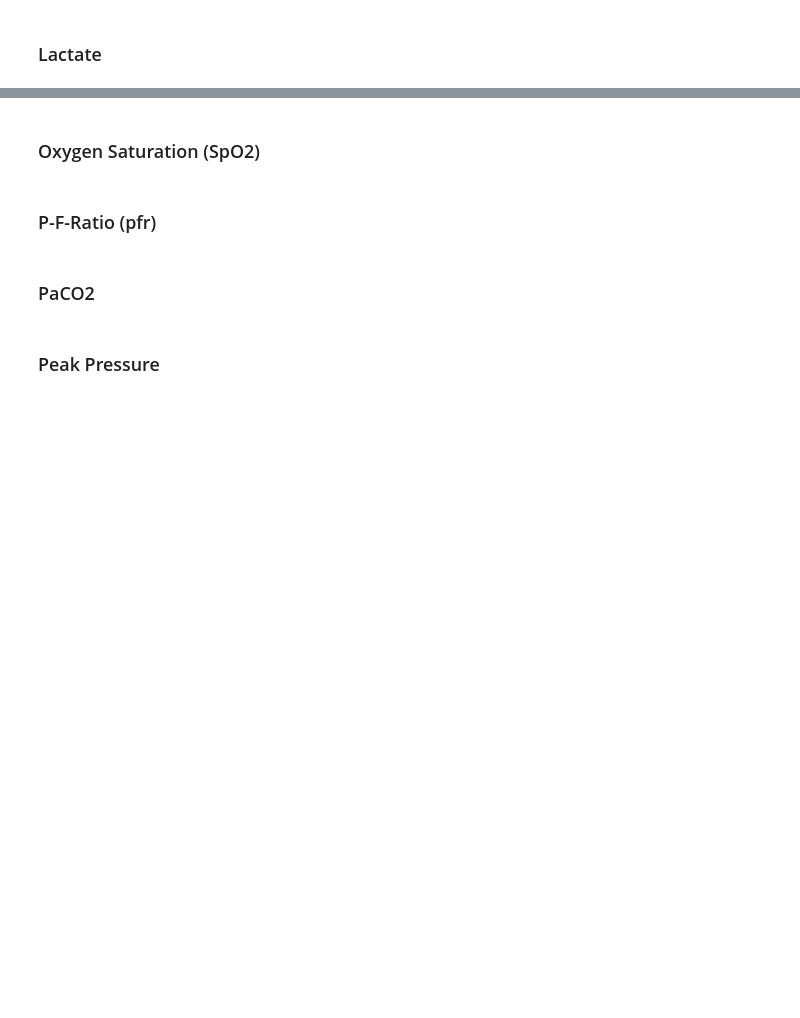
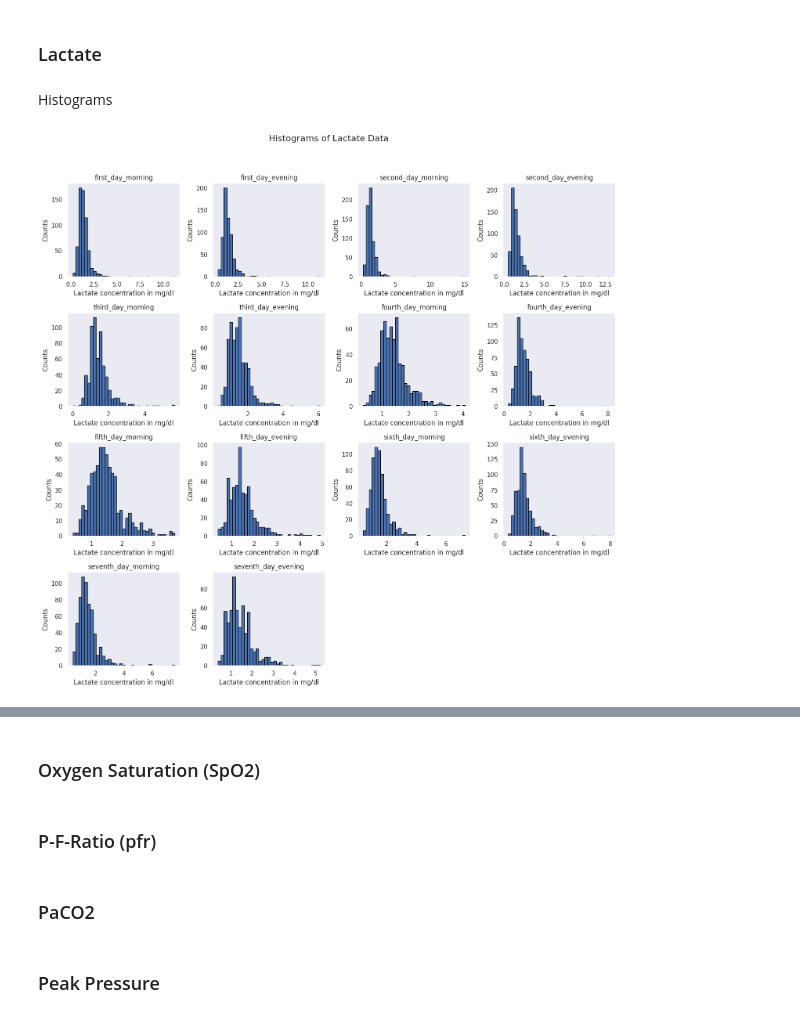
Before and after one commit to LauraBMueller/LauraBMueller, a Jupyter notebook: 20240726_bt712464_LauraMueller.ipynb, the cells around one changed output, grey strips where cells are left out. Drawn from its saved outputs; the diff is of its cells as text; code cells hidden in the pictures; blank space fills up the shorter version.

```diff
--- a/20240726_bt712464_LauraMueller.ipynb
+++ b/20240726_bt712464_LauraMueller.ipynb
@@ -844,0 +853,16 @@ plt.show()
+# %% [markdown]
+Histograms
+# %%
+# Plot histograms for each column
+lac.hist(figsize=(15, 15), bins=35, edgecolor='black', grid=False)
+
+# Setting x and y labels for each subplot
+plt.suptitle('Histograms of Lactate Data', fontsize=16)  # Suptitle for the entire figure
+for ax in plt.gcf().axes:
+    ax.set_xlabel('Lactate concentration in mg/dl')
+    ax.set_ylabel('Counts')
+
+plt.tight_layout(rect=[0, 0.03, 1, 0.95])  # Adjust layout to fit the suptitle
+plt.show()
+# %% [output]
+[figure, added]
```
Also changed, not shown: parts of 7 cells of this notebook.
